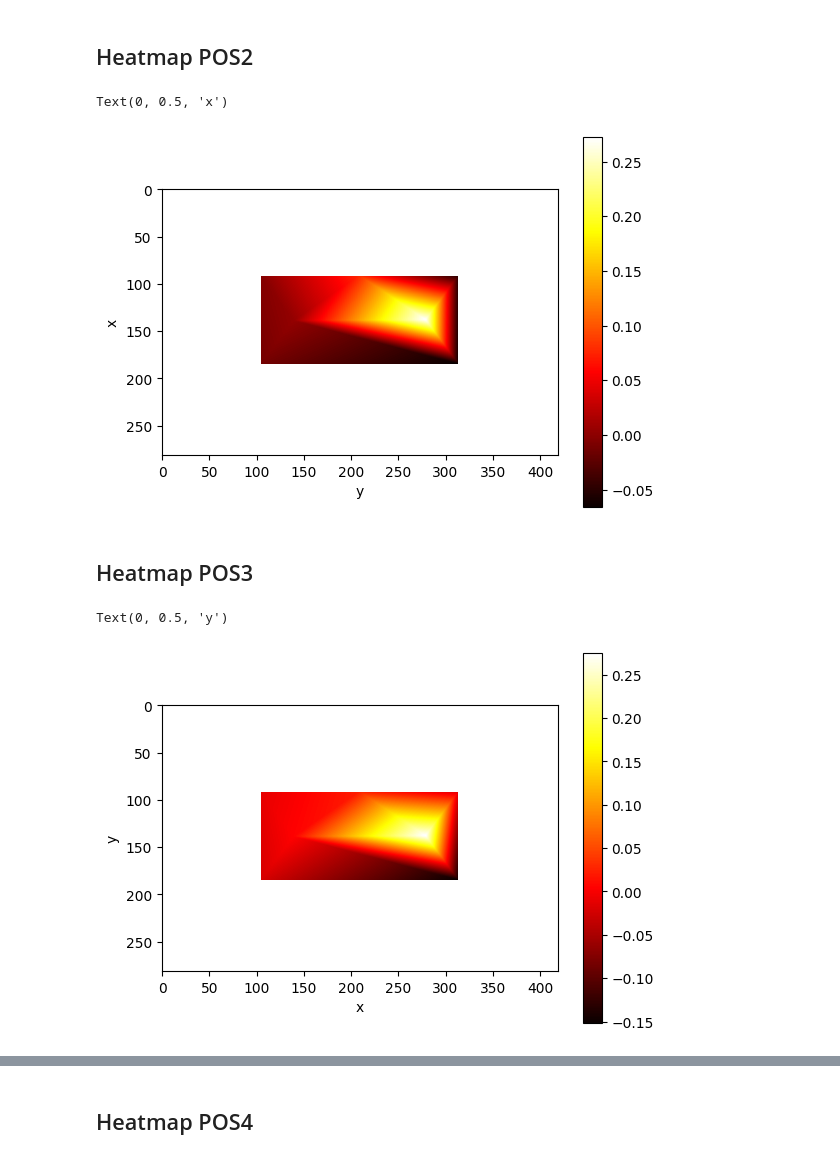
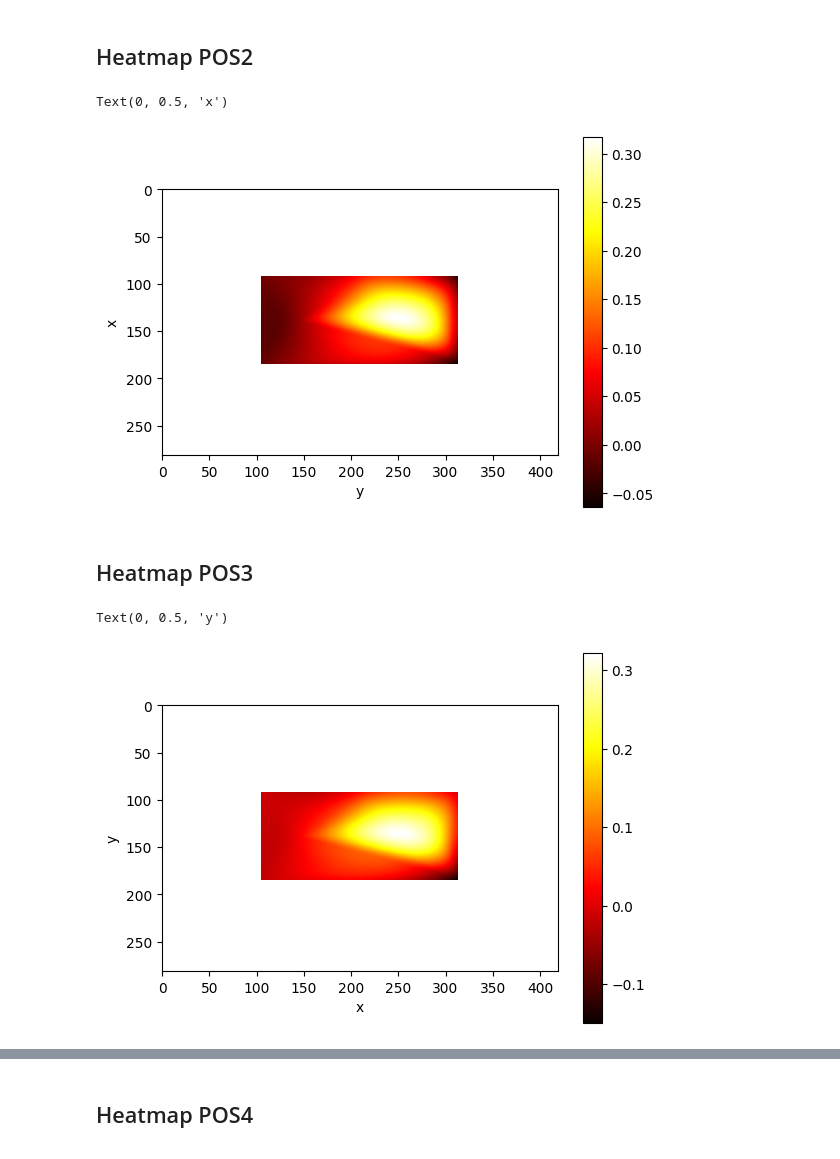
Before and after one commit to NicolasLSchneebeli/IC-TesteInicial, a Jupyter notebook: Teste1-Tapete.ipynb, the cells around one changed output, grey strips where cells are left out. Saved outputs shown, nothing was run; the diff lists cells and outputs as text; code cells hidden in the pictures.

```diff
--- a/Teste1-Tapete.ipynb
+++ b/Teste1-Tapete.ipynb
@@ -511,7 +511,7 @@ for i in range (0,tapetepos.shape[0]):
             locB2[6]=([i,j-1])
             FB2[6]=tapeteposB2[i][j]
 # %%
-interp_forcasB2= griddata(locB2,FB2,(xx,yy))
+interp_forcasB2= griddata(locB2,FB2,(xx,yy),method='cubic')
 
 
 im1=plt.imshow(interp_forcasB2, cmap="hot")
@@ -521,7 +521,7 @@ plt.xlabel('y')
 plt.ylabel('x')
 # %% [output]
 Text(0, 0.5, 'x')
-[figure, old version]
+[figure, new version]
 # %% [markdown]
 ## Heatmap POS3
 # %%
@@ -566,14 +566,14 @@ for i in range (0,tapetepos.shape[0]):
             locB3[6]=([i,j-1])
             FB3[6]=tapeteposB3[i][j]
 # %%
-interp_forcasB3= griddata(locB3,FB3,(xx,yy))
+interp_forcasB3= griddata(locB3,FB3,(xx,yy),method='cubic')
 
 
 im1=plt.imshow(interp_forcasB3  , cmap="hot")
 
 plt.colorbar(im1)
 plt.xlabel('x')
 plt.ylabel('y')
 # %% [output]
 Text(0, 0.5, 'y')
-[figure, old version]
+[figure, new version]
```
Also changed, not shown: parts of 39 cells of this notebook, 1 other file.
